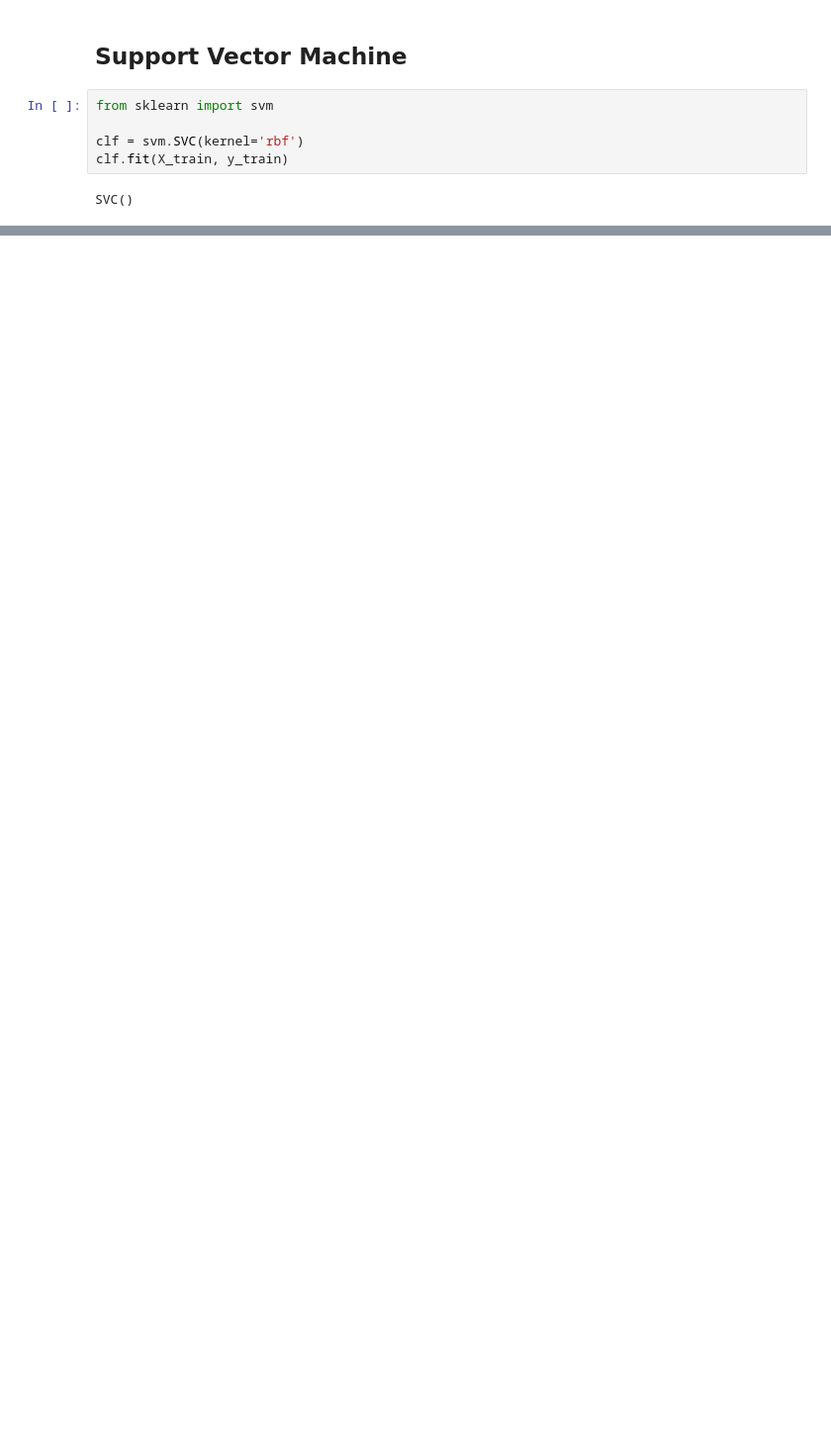
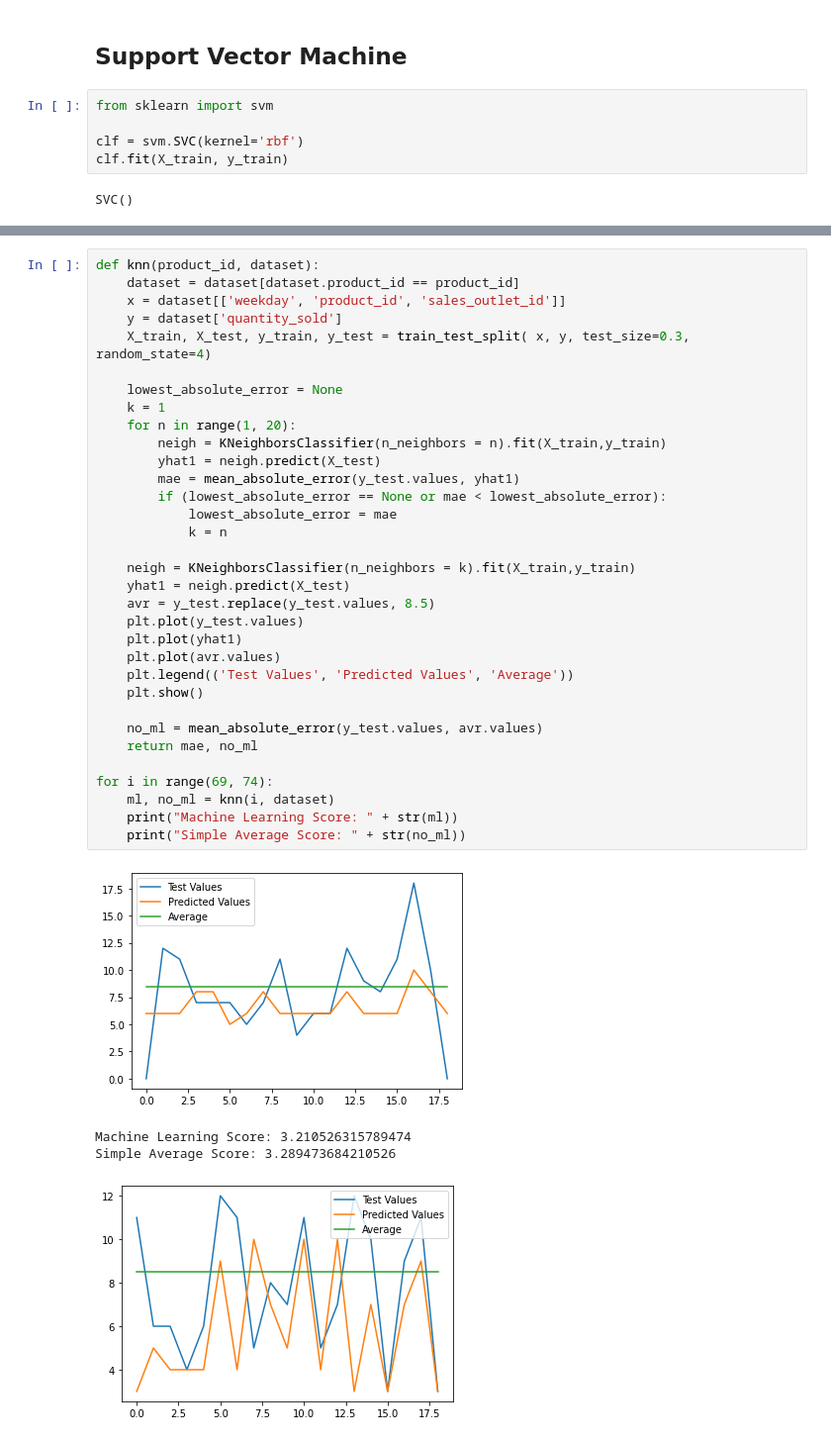
Before and after one commit to michalmullen/machine-learning, a Jupyter notebook: notebooks/coffeeShopAD.ipynb, the cells around one changed output, grey strips where cells are left out. Shown: that part at 99% size. Saved outputs shown, nothing was run; the diff lists cells and outputs as text; blank space fills up the shorter version.

```diff
--- a/notebooks/coffeeShopAD.ipynb
+++ b/notebooks/coffeeShopAD.ipynb
@@ -297,0 +298,38 @@ plt.legend(('Test Values', 'Predicted Values'))
+# %%
+def knn(product_id, dataset):
+    dataset = dataset[dataset.product_id == product_id]
+    x = dataset[['weekday', 'product_id', 'sales_outlet_id']]
+    y = dataset['quantity_sold']
+    X_train, X_test, y_train, y_test = train_test_split( x, y, test_size=0.3, random_state=4)
+
+    lowest_absolute_error = None
+    k = 1
+    for n in range(1, 20):
+        neigh = KNeighborsClassifier(n_neighbors = n).fit(X_train,y_train)
+        yhat1 = neigh.predict(X_test)
+        mae = mean_absolute_error(y_test.values, yhat1)
+        if (lowest_absolute_error == None or mae < lowest_absolute_error):
+            lowest_absolute_error = mae
+            k = n
+
+    neigh = KNeighborsClassifier(n_neighbors = k).fit(X_train,y_train)
+    yhat1 = neigh.predict(X_test)
+    avr = y_test.replace(y_test.values, 8.5)
+    plt.plot(y_test.values)
+    plt.plot(yhat1)
+    plt.plot(avr.values)
+    plt.legend(('Test Values', 'Predicted Values', 'Average'))
+    plt.show()
+
+    no_ml = mean_absolute_error(y_test.values, avr.values)
+    return mae, no_ml
+
+for i in range(69, 74):
+    ml, no_ml = knn(i, dataset)
+    print("Machine Learning Score: " + str(ml))
+    print("Simple Average Score: " + str(no_ml))
+# %% [output]
+[figure, added]
+Machine Learning Score: 3.210526315789474
+Simple Average Score: 3.289473684210526
+[figure, added]
```
Also changed, not shown: parts of 10 cells of this notebook.
